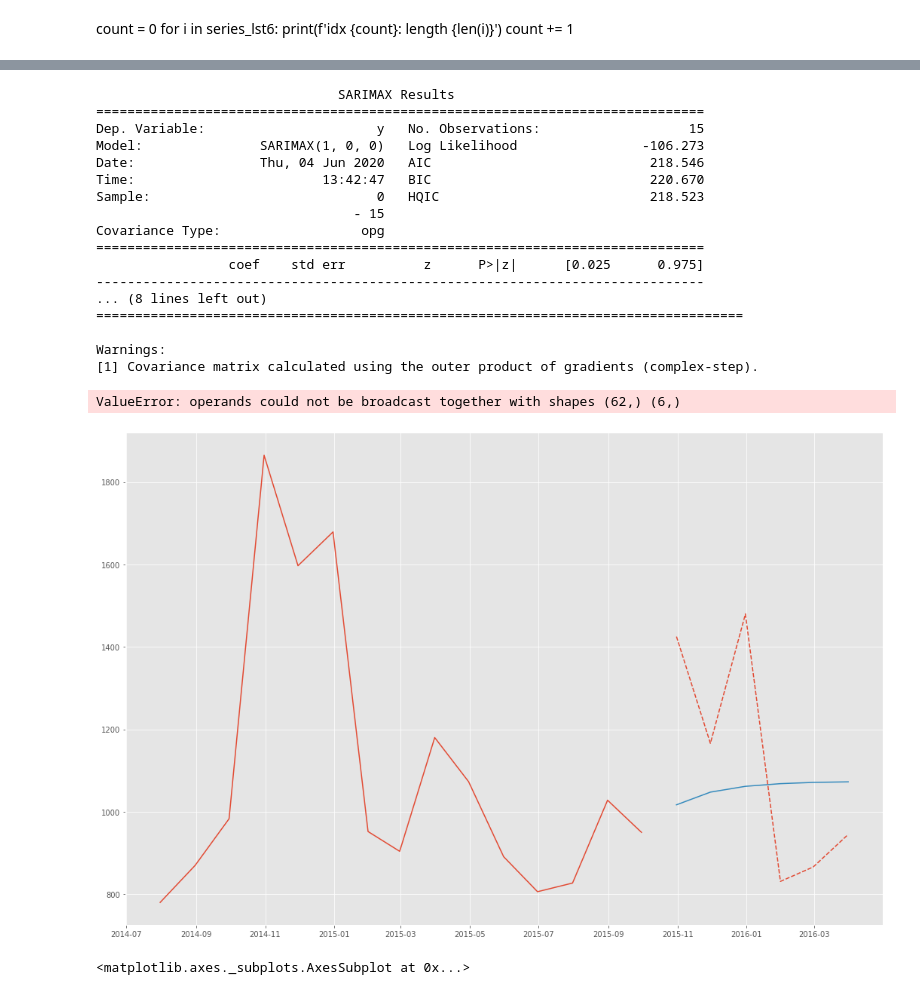
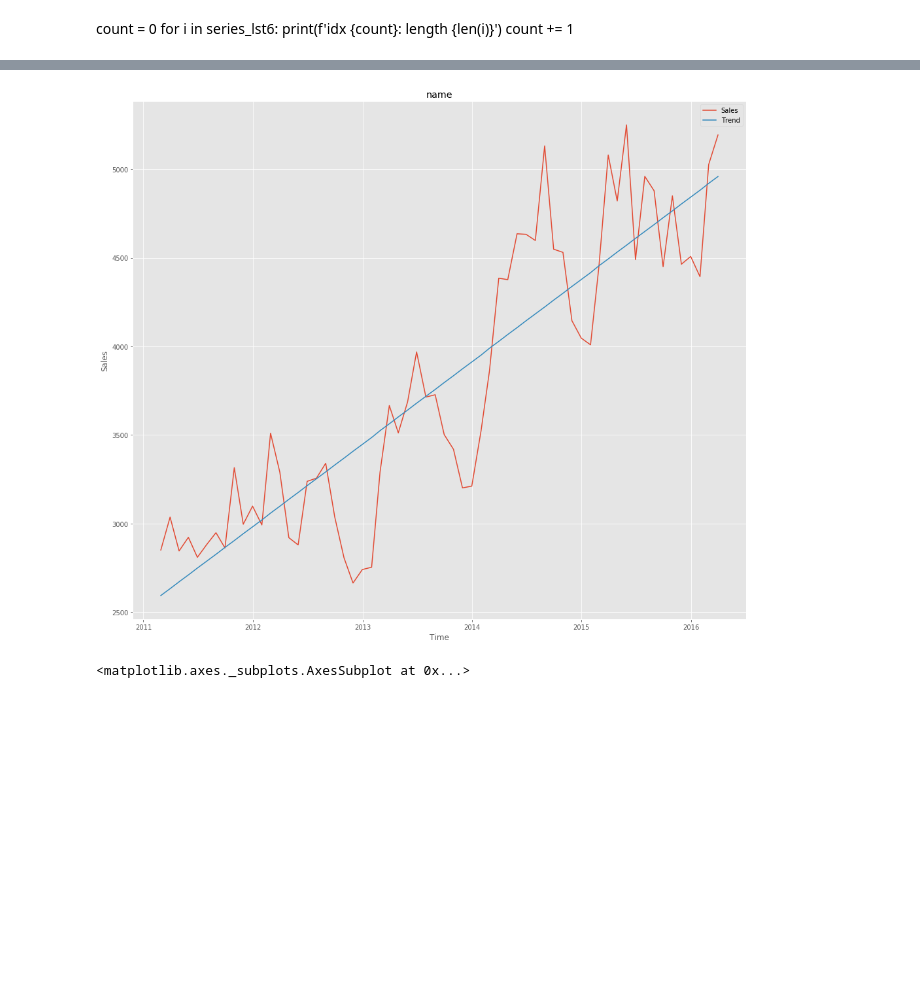
Before and after one commit to alecjonas/Forecasting_Walmart_Sales, a Jupyter notebook: notebooks/ARIMA2.ipynb, the cells around one changed output, grey strips where cells are left out. Drawn from its saved outputs; the diff is of its cells as text; code cells hidden in the pictures; blank space fills up the shorter version.

```diff
--- a/notebooks/ARIMA2.ipynb
+++ b/notebooks/ARIMA2.ipynb
@@ -340,25 +380,8 @@ ARIMA(order=(2, 0, 2), seasonal_order=(1, 1, 1, 12))
-# %%
-updated_six_period_plot_forecast_vs_arima(50)
-# %% [output]
-                               SARIMAX Results
-==============================================================================
-Dep. Variable:                      y   No. Observations:                   15
-Model:               SARIMAX(1, 0, 0)   Log Likelihood                -106.273
-Date:                Thu, 04 Jun 2020   AIC                            218.546
-Time:                        13:42:47   BIC                            220.670
-Sample:                             0   HQIC                           218.523
-                                 - 15
-Covariance Type:                  opg
-==============================================================================
-                 coef    std err          z      P>|z|      [0.025      0.975]
-------------------------------------------------------------------------------
-... (8 lines left out)
-===================================================================================
-
-Warnings:
-[1] Covariance matrix calculated using the outer product of gradients (complex-step).
-ValueError: operands could not be broadcast together with shapes (62,) (6,)
-[figure, removed]
+# %%
+b = Graphs(make_series('TX_3', 'HOUSEHOLD_2'), 'M', 'name')
+b.linear_trend()
+# %% [output]
+[figure, added]
 # %%
 test_series_lst = []
 for series in series_setup(store_id, dept_id):
```
Also changed, not shown: parts of 8 cells of this notebook, 5 other files.
